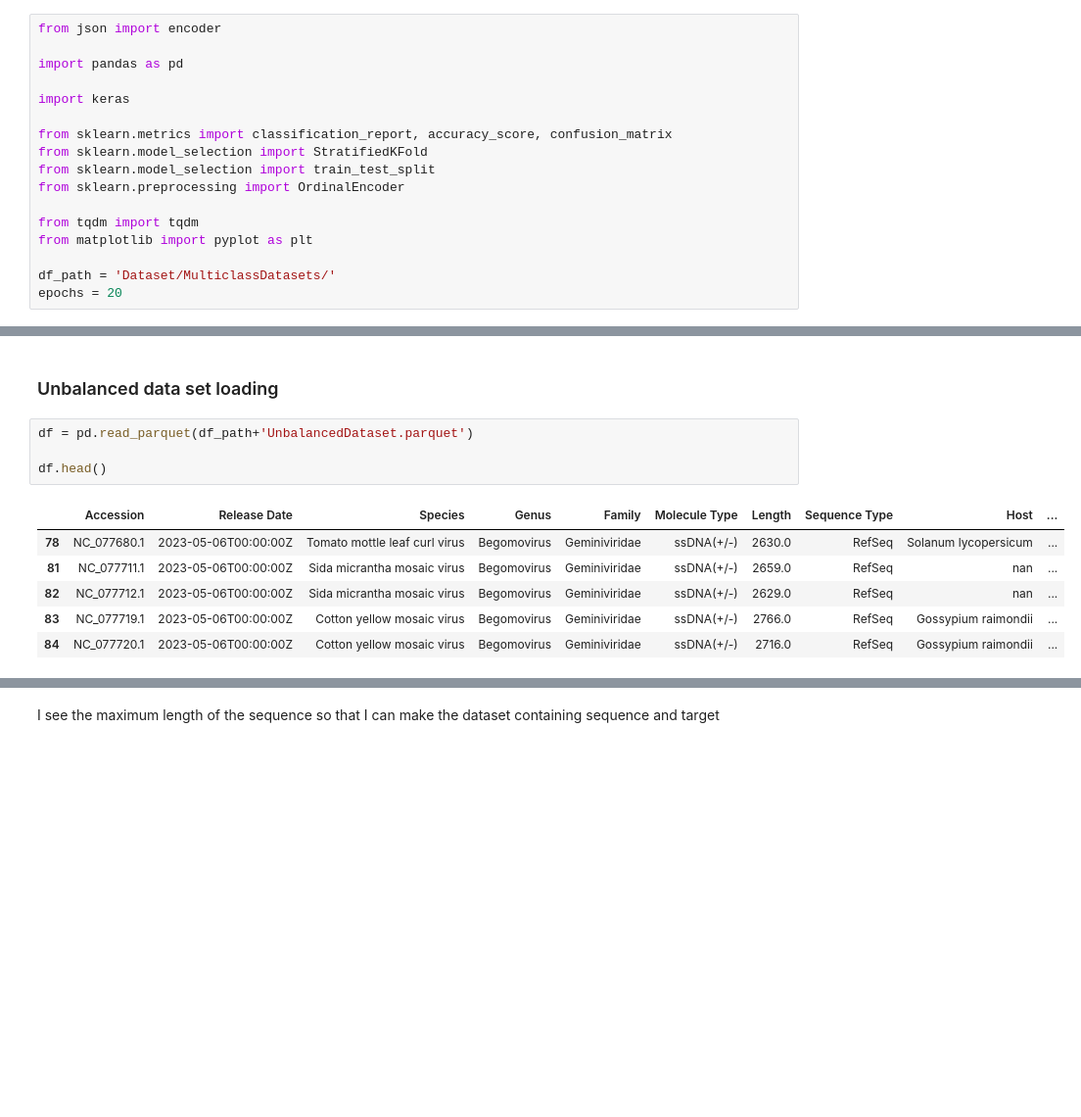
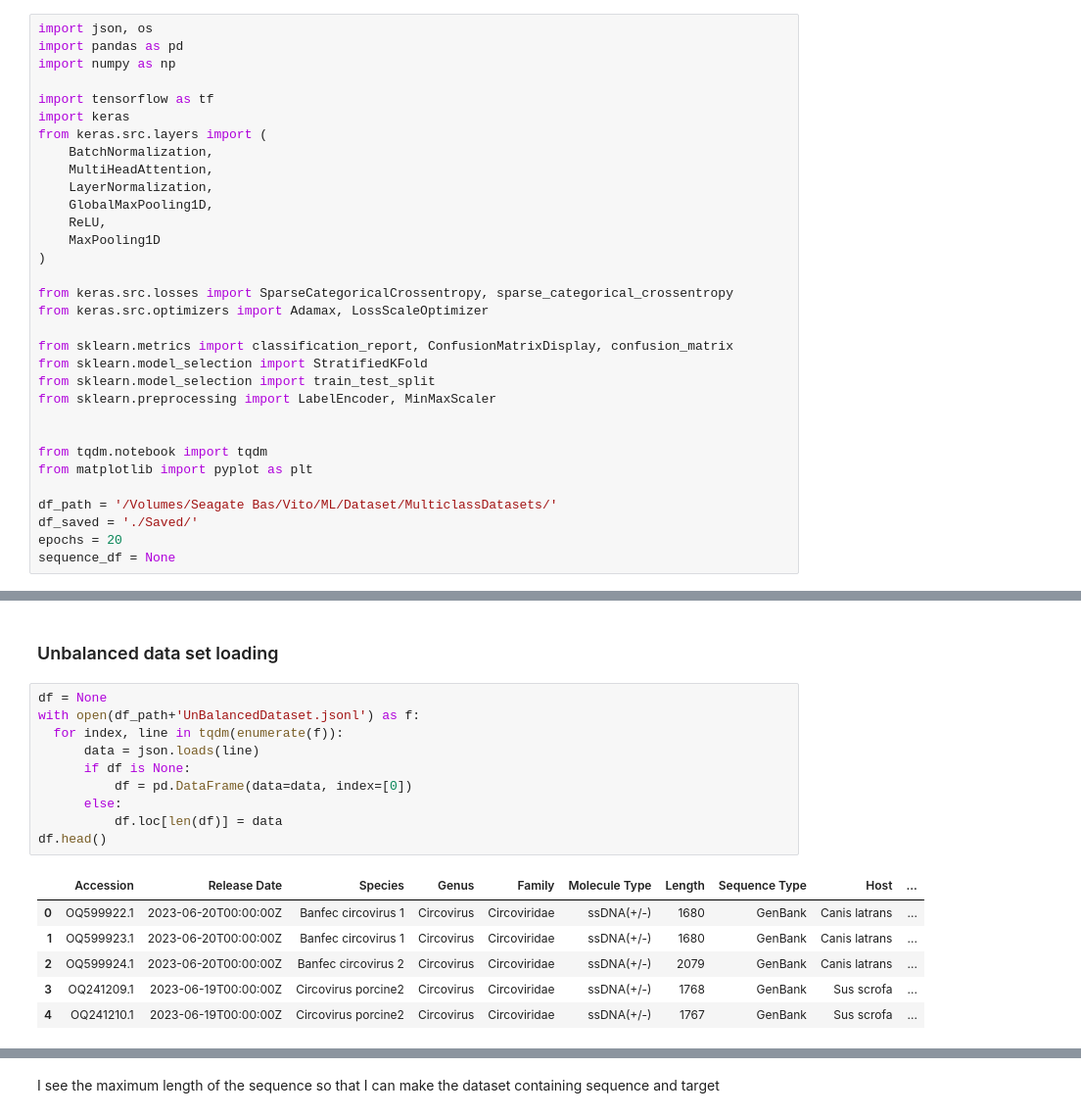
Before and after one commit to VitoNicolaLosavio/Continue-Learning-for-Multi-class-Classification-of-Viral-Genomic-Sequences, a Jupyter notebook: MulticlassClassification.ipynb, the cells around one changed output, grey strips where cells are left out. Shown: that part at 98% size. Drawn from its saved outputs; the diff is of its cells as text; blank space fills up the shorter version.

```diff
--- a/MulticlassClassification.ipynb
+++ b/MulticlassClassification.ipynb
@@ -6,22 +6,37 @@ We will propose different models for the task on a different dataset
 # %% [markdown]
 #### Definition of common import and functions
 # %%
-from json import encoder
+import json, os
+import pandas as pd
+import numpy as np
 
-import pandas as pd
+import tensorflow as tf
+import keras
+from keras.src.layers import (
+    BatchNormalization,
+    MultiHeadAttention,
+    LayerNormalization,
+    GlobalMaxPooling1D,
+    ReLU,
+    MaxPooling1D
+)
 
-import keras
+from keras.src.losses import SparseCategoricalCrossentropy, sparse_categorical_crossentropy
+from keras.src.optimizers import Adamax, LossScaleOptimizer
 
-from sklearn.metrics import classification_report, accuracy_score, confusion_matrix
+from sklearn.metrics import classification_report, ConfusionMatrixDisplay, confusion_matrix
 from sklearn.model_selection import StratifiedKFold
 from sklearn.model_selection import train_test_split
-from sklearn.preprocessing import OrdinalEncoder
+from sklearn.preprocessing import LabelEncoder, MinMaxScaler
 
-from tqdm import tqdm
+
+from tqdm.notebook import tqdm
 from matplotlib import pyplot as plt
 
-df_path = 'Dataset/MulticlassDatasets/'
+df_path = '/Volumes/Seagate Bas/Vito/ML/Dataset/MulticlassDatasets/'
+df_saved = './Saved/'
 epochs = 20
+sequence_df = None
 # %% [markdown]
 ## Models
 # %%
@@ -38,16 +72,22 @@ def get_model(dimension, num_classes):
 # %% [markdown]
 ### Unbalanced data set loading
 # %%
-df = pd.read_parquet(df_path+'UnbalancedDataset.parquet')
-
+df = None
+with open(df_path+'UnBalancedDataset.jsonl') as f:
+  for index, line in tqdm(enumerate(f)):
+      data = json.loads(line)
+      if df is None:
+          df = pd.DataFrame(data=data, index=[0])
+      else:
+          df.loc[len(df)] = data
 df.head()
 # %% [output]
 |  | Accession | Release Date | Species | Genus | Family | Molecule Type | Length | Sequence Type | Host | ... |
-| 78 | NC_077680.1 | 2023-05-06T00:00:00Z | Tomato mottle leaf curl virus | Begomovirus | Geminiviridae | ssDNA(+/-) | 2630.0 | RefSeq | Solanum lycopersicum | ... |
-| 81 | NC_077711.1 | 2023-05-06T00:00:00Z | Sida micrantha mosaic virus | Begomovirus | Geminiviridae | ssDNA(+/-) | 2659.0 | RefSeq | nan | ... |
-| 82 | NC_077712.1 | 2023-05-06T00:00:00Z | Sida micrantha mosaic virus | Begomovirus | Geminiviridae | ssDNA(+/-) | 2629.0 | RefSeq | nan | ... |
-| 83 | NC_077719.1 | 2023-05-06T00:00:00Z | Cotton yellow mosaic virus | Begomovirus | Geminiviridae | ssDNA(+/-) | 2766.0 | RefSeq | Gossypium raimondii | ... |
-| 84 | NC_077720.1 | 2023-05-06T00:00:00Z | Cotton yellow mosaic virus | Begomovirus | Geminiviridae | ssDNA(+/-) | 2716.0 | RefSeq | Gossypium raimondii | ... |
+| 0 | OQ599922.1 | 2023-06-20T00:00:00Z | Banfec circovirus 1 | Circovirus | Circoviridae | ssDNA(+/-) | 1680 | GenBank | Canis latrans | ... |
+| 1 | OQ599923.1 | 2023-06-20T00:00:00Z | Banfec circovirus 1 | Circovirus | Circoviridae | ssDNA(+/-) | 1680 | GenBank | Canis latrans | ... |
+| 2 | OQ599924.1 | 2023-06-20T00:00:00Z | Banfec circovirus 2 | Circovirus | Circoviridae | ssDNA(+/-) | 2079 | GenBank | Canis latrans | ... |
+| 3 | OQ241209.1 | 2023-06-19T00:00:00Z | Circovirus porcine2 | Circovirus | Circoviridae | ssDNA(+/-) | 1768 | GenBank | Sus scrofa | ... |
+| 4 | OQ241210.1 | 2023-06-19T00:00:00Z | Circovirus porcine2 | Circovirus | Circoviridae | ssDNA(+/-) | 1767 | GenBank | Sus scrofa | ... |
 # %%
 df = df.sample(frac=1).reset_index(drop=True)
 df.head()
```
Also changed, not shown: parts of 28 cells of this notebook, 2 other files.
